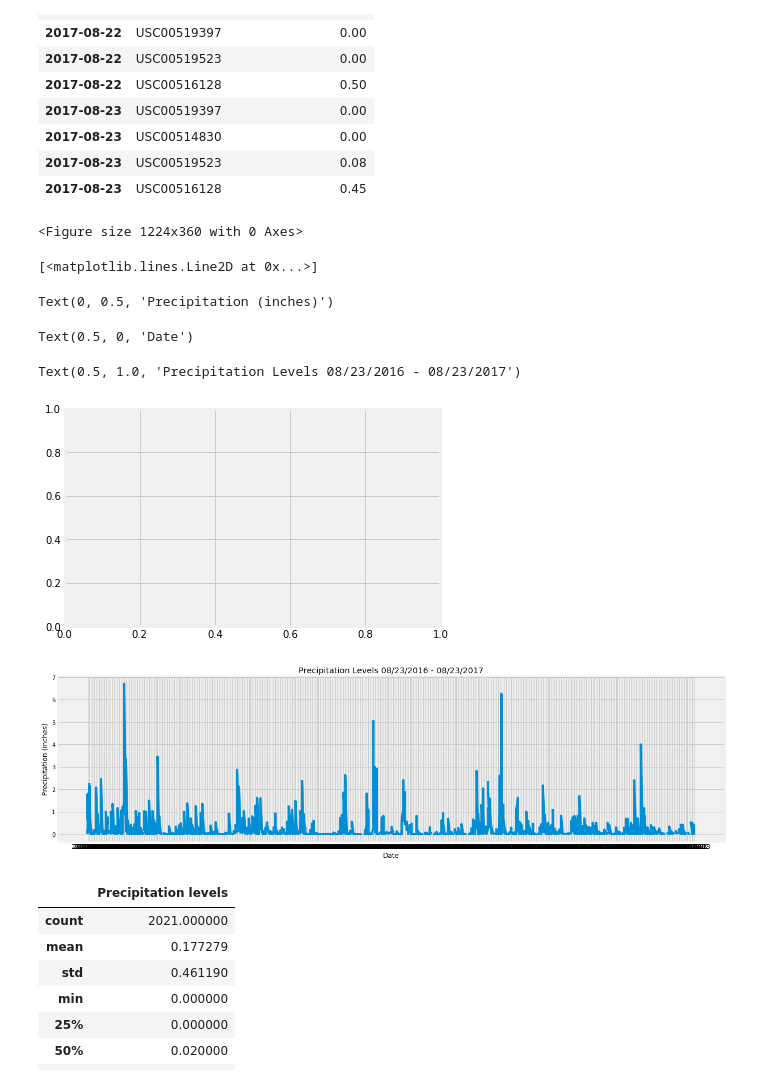
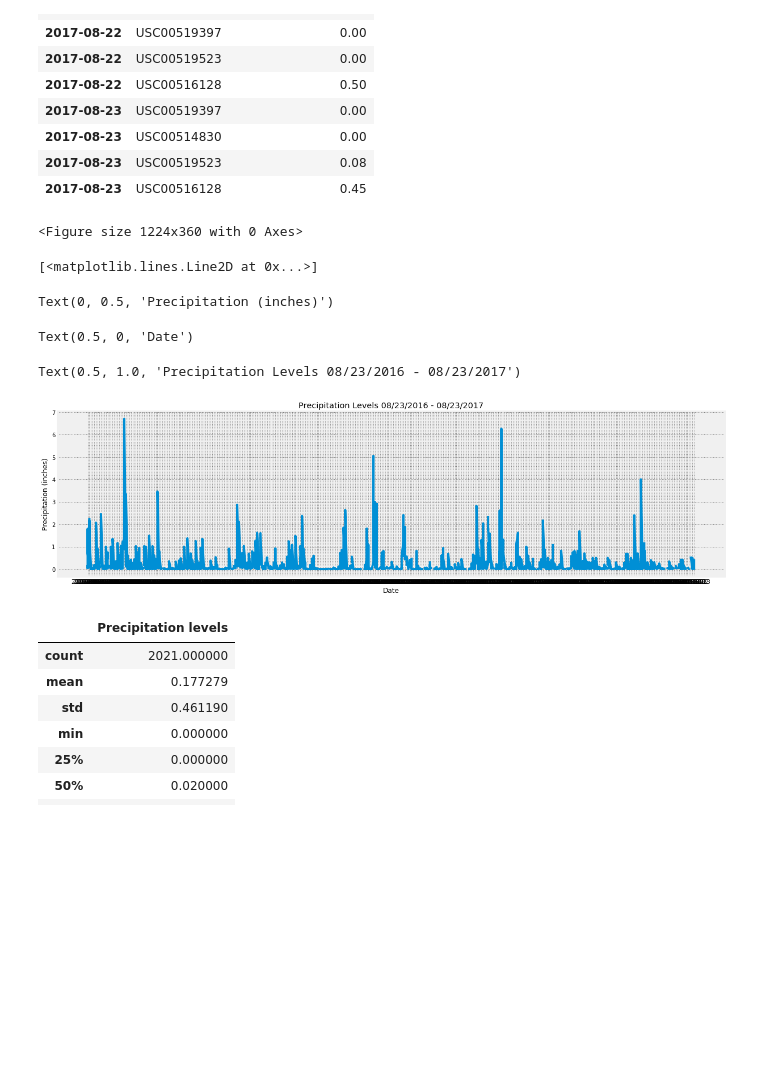
Before and after one commit to Emanste92/UCBEx_DataAnalytics, a Jupyter notebook: Py'waiiVacation_SQLAlchemy/ETE_Py'waii_VacationAnalysis_Step1.ipynb, the cells around one changed output. Drawn from its saved outputs; the diff is of its cells as text; code cells hidden in the pictures; blank space fills up the shorter version.

Commit message:
nearly there, need to fix graphs and api.py

```diff
--- a/Py'waiiVacation_SQLAlchemy/ETE_Py'waii_VacationAnalysis_Step1.ipynb
+++ b/Py'waiiVacation_SQLAlchemy/ETE_Py'waii_VacationAnalysis_Step1.ipynb
@@ -156,31 +156,21 @@ prcp_df.tail(10)
 # (do a groupby month by extracting the string year-month
 # %%
 # Plotting figure of prcp_df
-fig, ax = plt.subplots()
 plt.figure(figsize=(17,5))
 plt.plot(prcp_df.index, prcp_df['Precipitation levels'])
 plt.ylabel("Precipitation (inches)")
 plt.xlabel("Date")
 plt.title("Precipitation Levels 08/23/2016 - 08/23/2017")
 plt.tight_layout()
 
-# Reducing the labels displayed: Referenced
-# https://stackoverflow.com/questions/6682784/how-to-reduce-number-of-ticks-with-matplotlib
-# every_nth = 24
-# for n, tick in enumerate(ax.xaxis.get_ticklabels()):
-#     if n % every_nth != 0:
-#         tick.set_visible(False)
-
-# Save an image of the chart and print to screen
 plt.show()
 # %% [output]
 <Figure size 1224x360 with 0 Axes>
 [<matplotlib.lines.Line2D at 0x...>]
 Text(0, 0.5, 'Precipitation (inches)')
 Text(0.5, 0, 'Date')
 Text(0.5, 1.0, 'Precipitation Levels 08/23/2016 - 08/23/2017')
-[figure, old version]
+[figure, new version]
-[figure, removed]
 # %%
 # prcp_df summary statistics
 prcp_df.describe()
```
Also changed, not shown: parts of 4 cells of this notebook, 1 other file.
